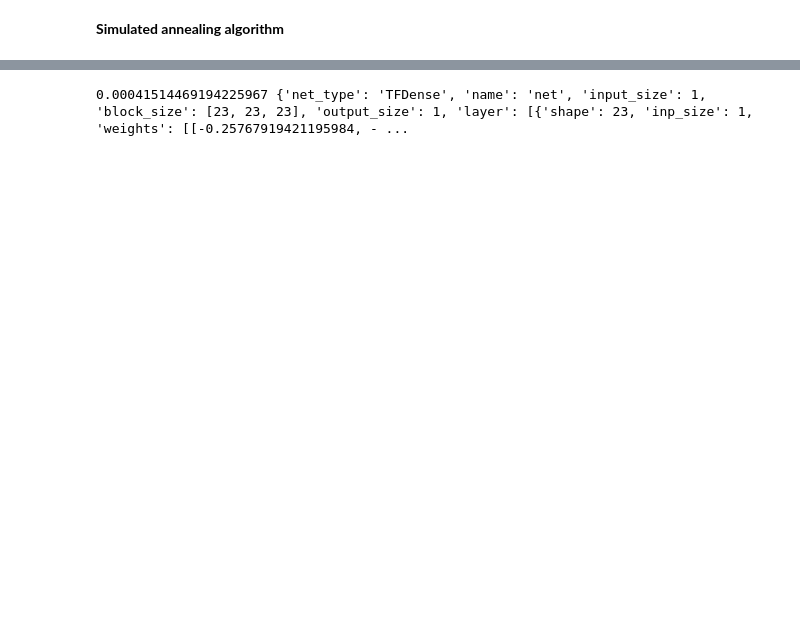
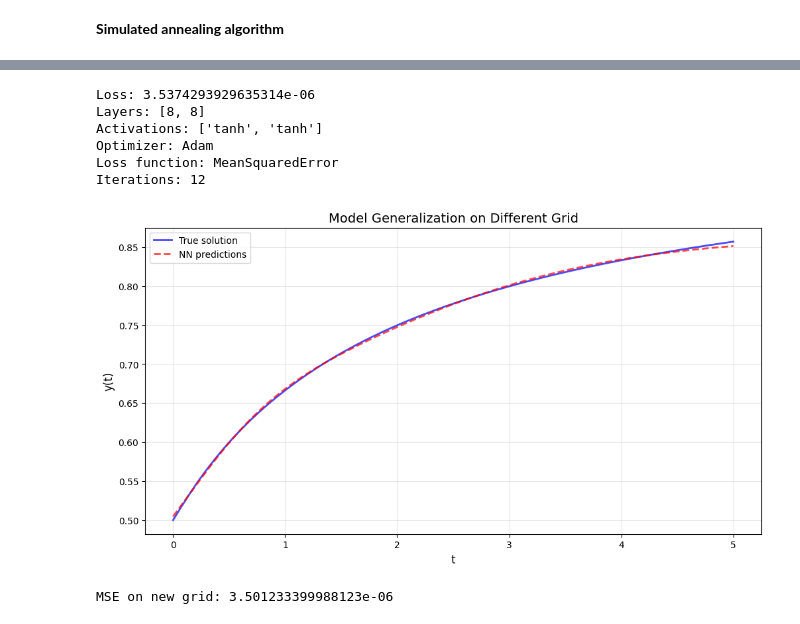
Before and after one commit to Krekep/degann, a Jupyter notebook: examples/DenseNet_usage.ipynb, the cells around one changed output, grey strips where cells are left out. Saved outputs shown, nothing was run; the diff lists cells and outputs as text; code cells hidden in the pictures; blank space fills up the shorter version.

```diff
--- a/examples/DenseNet_usage.ipynb
+++ b/examples/DenseNet_usage.ipynb
@@ -104,11 +182,11 @@ print(random_loss, random_nn)
 # %% [markdown]
 **Simulated annealing algorithm**
 # %%
-sim_loss, sim_config, sim_nn, sim_iteration = simulated_annealing(
+sim_loss, sim_epochs, sim_loss_name, sim_optimizer, sim_nn, sim_iter = simulated_annealing(
     data=(X, y),
     params=denseNN_params,
-    max_iter=10,
-    threshold=0.0005,
+    max_iter=15,
+    threshold=1e-5,
     verbose=True
 )
 # %% [output]
@@ -117,4 +205,26 @@ sim_loss, sim_config, sim_nn, sim_iteration = simulated_annealing(
 # %%
-print(sim_loss, sim_nn)
+print(f"Loss: {sim_loss}")
+print(f"Layers: {sim_nn['config']['layer_sizes']}")
+print(f"Activations: {sim_nn['config']['activation_funcs'][:-1]}")
+print(f"Optimizer: {sim_optimizer}")
+print(f"Loss function: {sim_loss_name}")
+print(f"Iterations: {sim_iter}")
 # %% [output]
-0.00041514469194225967 {'net_type': 'TFDense', 'name': 'net', 'input_size': 1, 'block_size': [23, 23, 23], 'output_size': 1, 'layer': [{'shape': 23, 'inp_size': 1, 'weights': [[-0.25767919421195984, - ...
+Loss: 3.5374293929635314e-06
+Layers: [8, 8]
+Activations: ['tanh', 'tanh']
+Optimizer: Adam
+Loss function: MeanSquaredError
+Iterations: 12
+# %%
+nn2 = TensorflowDenseNet.from_dict(sim_nn)
+y_pred = nn2(t_new)
+# %%
+plot_diff_grid(t_new, y_new, y_pred)
+# %% [output]
+[figure, added]
+# %%
+mse = mean_squared_error(y_new, y_pred)
+print(f"MSE on new grid: {mse}")
+# %% [output]
+MSE on new grid: 3.501233399988123e-06
```
Also changed, not shown: parts of 17 cells of this notebook, 15 other files.
